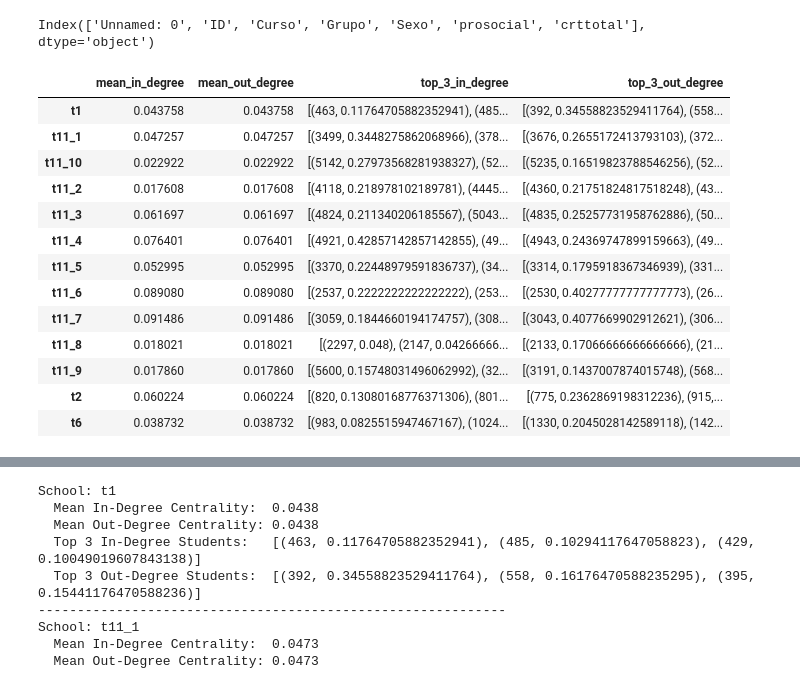
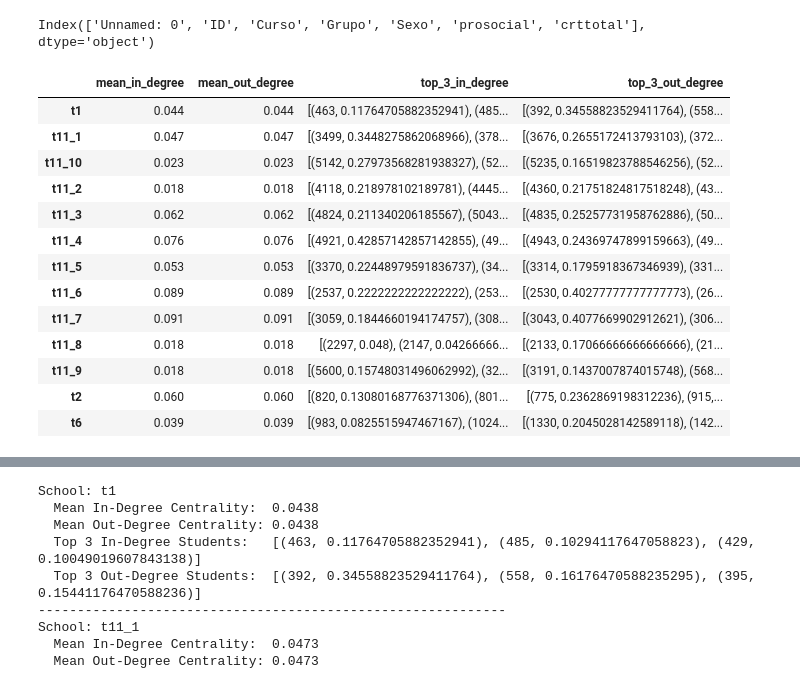
Before and after one commit to asalazar18s/SNA_25, a Jupyter notebook: metrics_IB.ipynb, the cells around one changed output, grey strips where cells are left out. Saved outputs shown, nothing was run; the diff lists cells and outputs as text; code cells hidden in the pictures.

```diff
--- a/metrics_IB.ipynb
+++ b/metrics_IB.ipynb
@@ -114,44 +114,44 @@ for edge_file in extracted_files:
         # Build graph
         G = nx.DiGraph()
         G.add_nodes_from(node_df[id_col])
         G.add_weighted_edges_from(positive_edges[['from', 'to', 'weight']].values)
 
         # Compute in-degree and out-degree centrality
         in_deg = nx.in_degree_centrality(G)
         out_deg = nx.out_degree_centrality(G)
 
         # Compute summaries
         top_in = sorted(in_deg.items(), key=lambda x: x[1], reverse=True)[:3]
         top_out = sorted(out_deg.items(), key=lambda x: x[1], reverse=True)[:3]
         mean_in = sum(in_deg.values()) / len(in_deg) if in_deg else 0
         mean_out = sum(out_deg.values()) / len(out_deg) if out_deg else 0
 
         in_out_centrality_summary[school_id] = {
             "mean_in_degree": mean_in,
             "mean_out_degree": mean_out,
             "top_3_in_degree": top_in,
             "top_3_out_degree": top_out
         }
 
     except Exception as e:
         in_out_centrality_summary[school_id] = {
             "error": str(e)
         }
 
 in_out_df = pd.DataFrame.from_dict(in_out_centrality_summary, orient='index')
-in_out_df
+in_out_df.round(3)
 # %% [output]
 |  | mean_in_degree | mean_out_degree | top_3_in_degree | top_3_out_degree |
-| t1 | 0.043758 | 0.043758 | [(463, 0.11764705882352941), (485... | [(392, 0.34558823529411764), (558... |
-| t11_1 | 0.047257 | 0.047257 | [(3499, 0.3448275862068966), (378... | [(3676, 0.2655172413793103), (372... |
-| t11_10 | 0.022922 | 0.022922 | [(5142, 0.27973568281938327), (52... | [(5235, 0.16519823788546256), (52... |
-| t11_2 | 0.017608 | 0.017608 | [(4118, 0.218978102189781), (4445... | [(4360, 0.21751824817518248), (43... |
-| t11_3 | 0.061697 | 0.061697 | [(4824, 0.211340206185567), (5043... | [(4835, 0.25257731958762886), (50... |
-| t11_4 | 0.076401 | 0.076401 | [(4921, 0.42857142857142855), (49... | [(4943, 0.24369747899159663), (49... |
-| t11_5 | 0.052995 | 0.052995 | [(3370, 0.22448979591836737), (34... | [(3314, 0.1795918367346939), (331... |
-| t11_6 | 0.089080 | 0.089080 | [(2537, 0.2222222222222222), (253... | [(2530, 0.40277777777777773), (26... |
-| t11_7 | 0.091486 | 0.091486 | [(3059, 0.1844660194174757), (308... | [(3043, 0.4077669902912621), (306... |
-| t11_8 | 0.018021 | 0.018021 | [(2297, 0.048), (2147, 0.04266666... | [(2133, 0.17066666666666666), (21... |
-| t11_9 | 0.017860 | 0.017860 | [(5600, 0.15748031496062992), (32... | [(3191, 0.1437007874015748), (568... |
-| t2 | 0.060224 | 0.060224 | [(820, 0.13080168776371306), (801... | [(775, 0.2362869198312236), (915,... |
-| t6 | 0.038732 | 0.038732 | [(983, 0.0825515947467167), (1024... | [(1330, 0.2045028142589118), (142... |
+| t1 | 0.044 | 0.044 | [(463, 0.11764705882352941), (485... | [(392, 0.34558823529411764), (558... |
+| t11_1 | 0.047 | 0.047 | [(3499, 0.3448275862068966), (378... | [(3676, 0.2655172413793103), (372... |
+| t11_10 | 0.023 | 0.023 | [(5142, 0.27973568281938327), (52... | [(5235, 0.16519823788546256), (52... |
+| t11_2 | 0.018 | 0.018 | [(4118, 0.218978102189781), (4445... | [(4360, 0.21751824817518248), (43... |
+| t11_3 | 0.062 | 0.062 | [(4824, 0.211340206185567), (5043... | [(4835, 0.25257731958762886), (50... |
+| t11_4 | 0.076 | 0.076 | [(4921, 0.42857142857142855), (49... | [(4943, 0.24369747899159663), (49... |
+| t11_5 | 0.053 | 0.053 | [(3370, 0.22448979591836737), (34... | [(3314, 0.1795918367346939), (331... |
+| t11_6 | 0.089 | 0.089 | [(2537, 0.2222222222222222), (253... | [(2530, 0.40277777777777773), (26... |
+| t11_7 | 0.091 | 0.091 | [(3059, 0.1844660194174757), (308... | [(3043, 0.4077669902912621), (306... |
+| t11_8 | 0.018 | 0.018 | [(2297, 0.048), (2147, 0.04266666... | [(2133, 0.17066666666666666), (21... |
+| t11_9 | 0.018 | 0.018 | [(5600, 0.15748031496062992), (32... | [(3191, 0.1437007874015748), (568... |
+| t2 | 0.060 | 0.060 | [(820, 0.13080168776371306), (801... | [(775, 0.2362869198312236), (915,... |
+| t6 | 0.039 | 0.039 | [(983, 0.0825515947467167), (1024... | [(1330, 0.2045028142589118), (142... |
```
Also changed, not shown: parts of 2 cells of this notebook, 1 other file.
